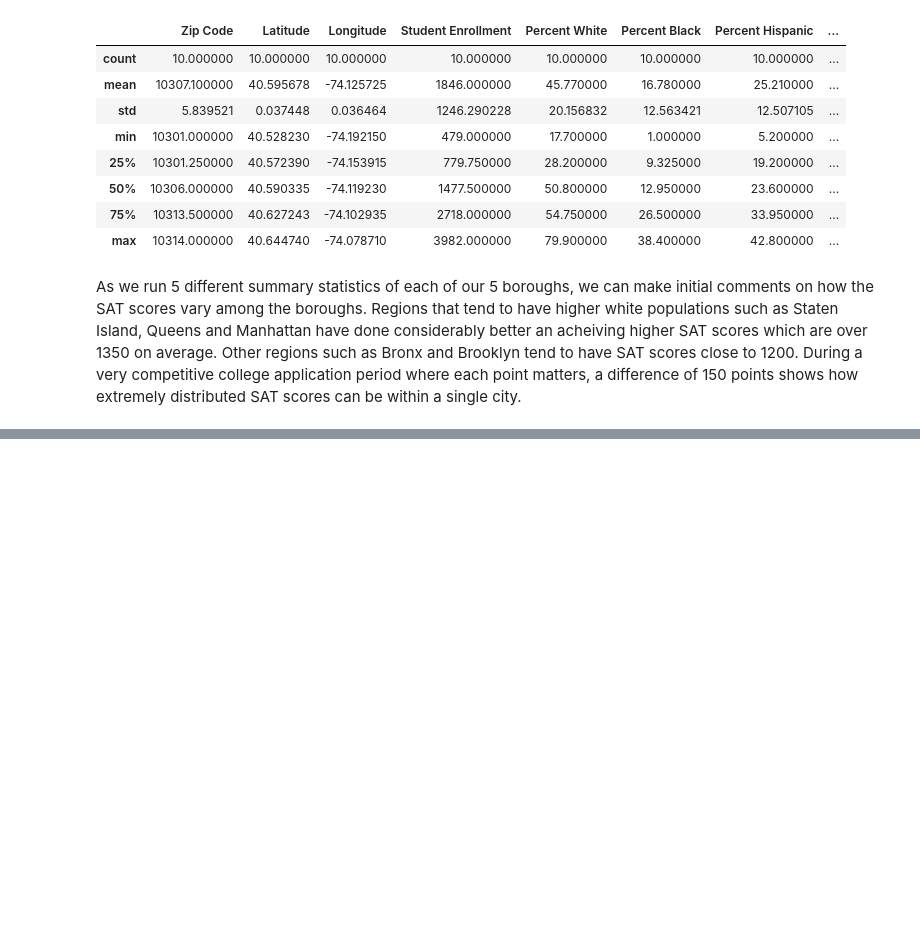
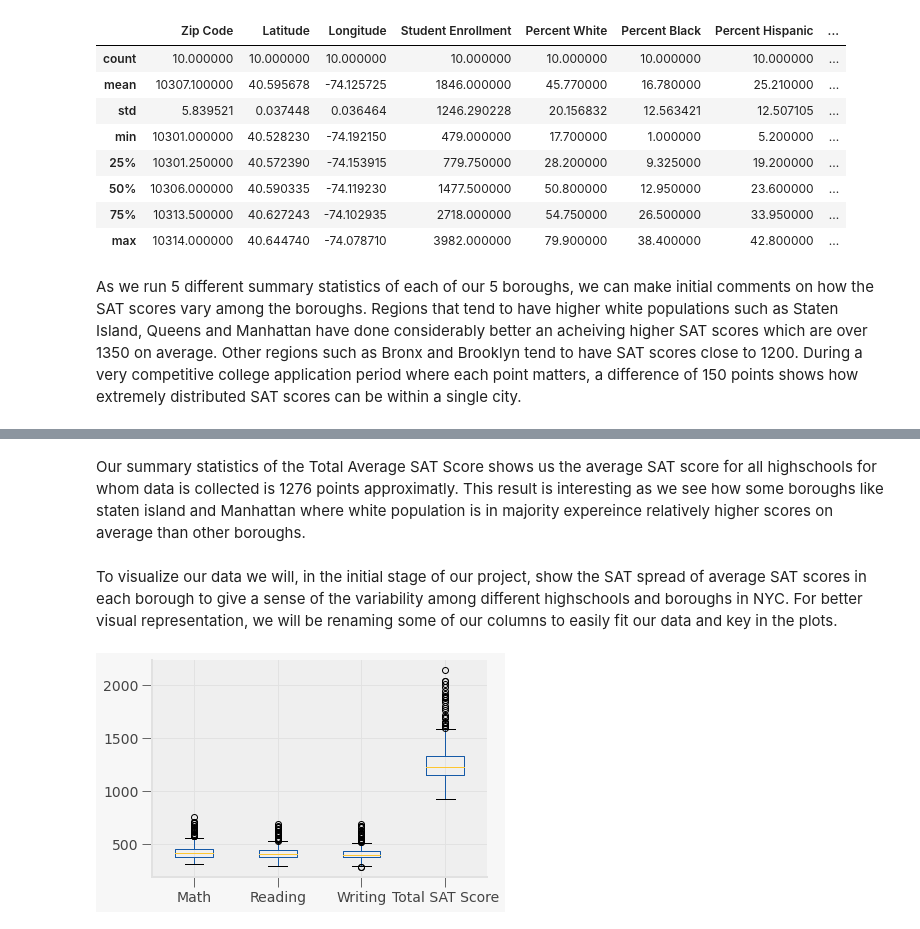
Before and after one commit to ECO225W2022/ECO225-arhammalik1, a Jupyter notebook: Project 1.ipynb, the cells around one changed output, grey strips where cells are left out. Drawn from its saved outputs; the diff is of its cells as text; code cells hidden in the pictures; blank space fills up the shorter version.

Commit message:
Update Project 1.ipynb
Added graphs and visual summaries of our data. Developed and improved our summary statistics

```diff
--- a/Project 1.ipynb
+++ b/Project 1.ipynb
@@ -184,0 +214,10 @@ As we run 5 different summary statistics of each of our 5 boroughs, we can make
+# %% [markdown]
+Our summary statistics of the Total Average SAT Score shows us the average SAT score for all highschools for whom data is collected is 1276 points approximatly. This result is interesting as we see how some boroughs like staten island and Manhattan where white population is in majority expereince relatively higher scores on average than other boroughs.
+# %% [markdown]
+To visualize our data we will, in the initial stage of our project, show the SAT spread of average SAT scores in each borough to give a sense of the variability among different highschools and boroughs in NYC. For better visual representation, we will be renaming some of our columns to easily fit our data and key in the plots.
+# %%
+df2.rename(columns={'Average Score (SAT Math)': 'Math', 'Average Score (SAT Reading)': 'Reading', 'Average Score (SAT Writing)': 'Writing', 'Total Average SAT Score': 'Total SAT Score'}, inplace=True)
+# %%
+boxplot = df2.boxplot(column=["Math", "Reading", "Writing", "Total SAT Score" ])
+# %% [output]
+[figure, added]
```
Also changed, not shown: parts of 17 cells of this notebook.
